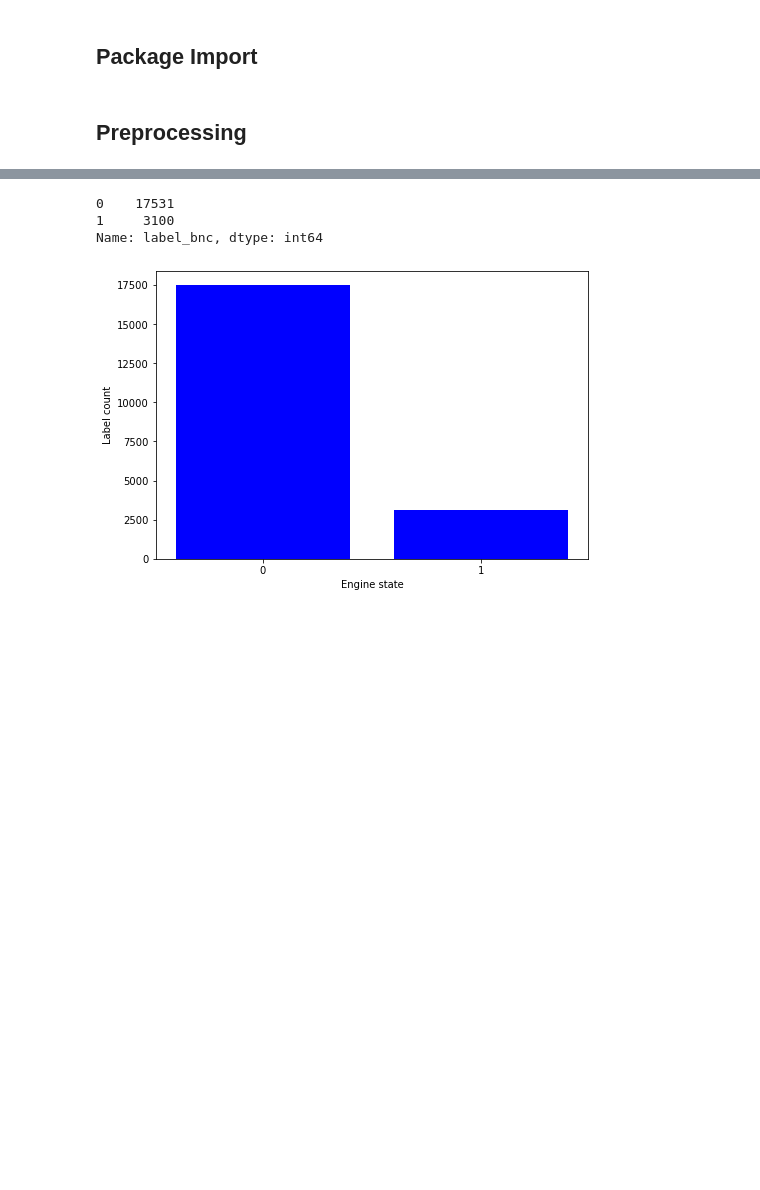
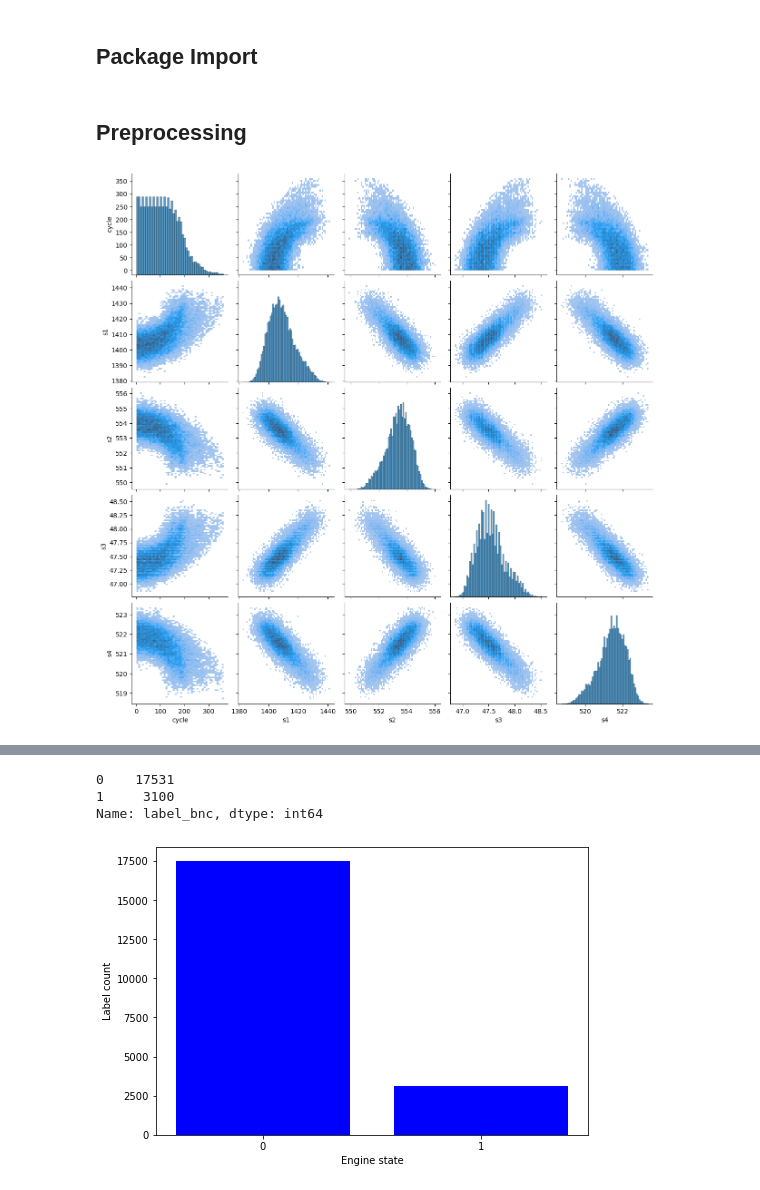
Before and after one commit to Karan-K1/SLM, a Jupyter notebook: Classification.ipynb, the cells around one changed output, grey strips where cells are left out. Drawn from its saved outputs; the diff is of its cells as text; code cells hidden in the pictures; blank space fills up the shorter version.

Commit message:
added pairplot and heatmap

```diff
--- a/Classification.ipynb
+++ b/Classification.ipynb
@@ -28,3 +28,9 @@ X_test = X_test.drop(['ttf','label_bnc','id'], axis=1)
 
 sensors=['s1','s2','s3','s4']
 cycle=['cycle']
+# %%
+# Add Pair Plot
+sns.pairplot(data = X_train, kind = "hist")
+plt.show()
+# %% [output]
+[figure, added]
```
Also changed, not shown: parts of 2 cells of this notebook.
